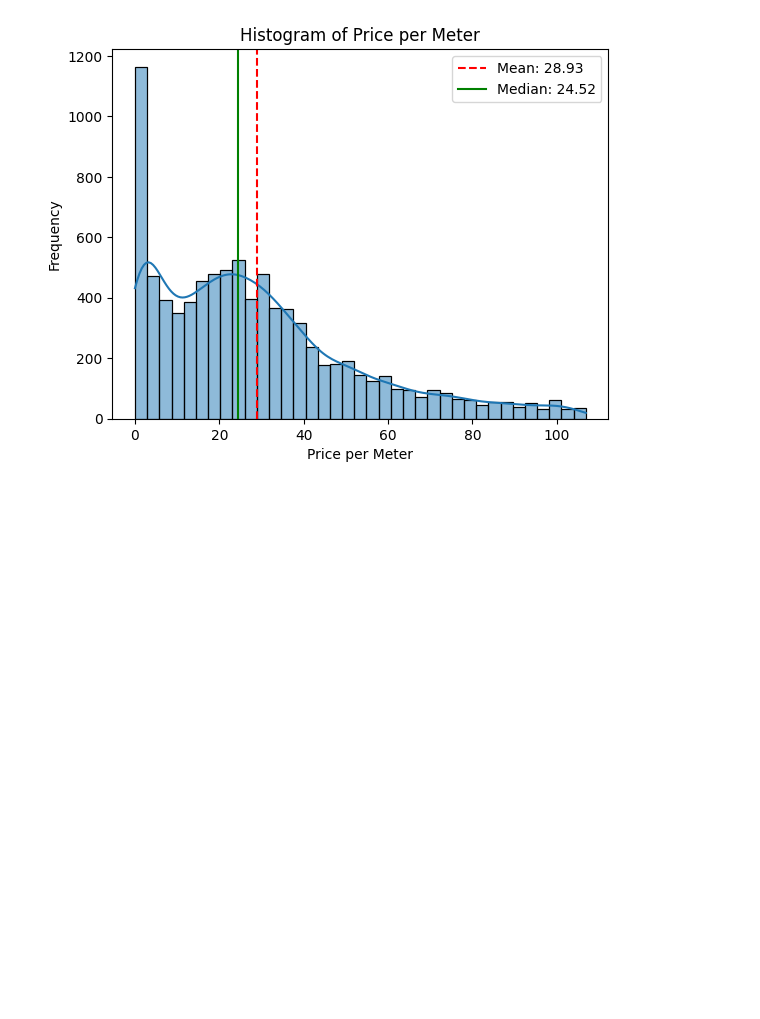
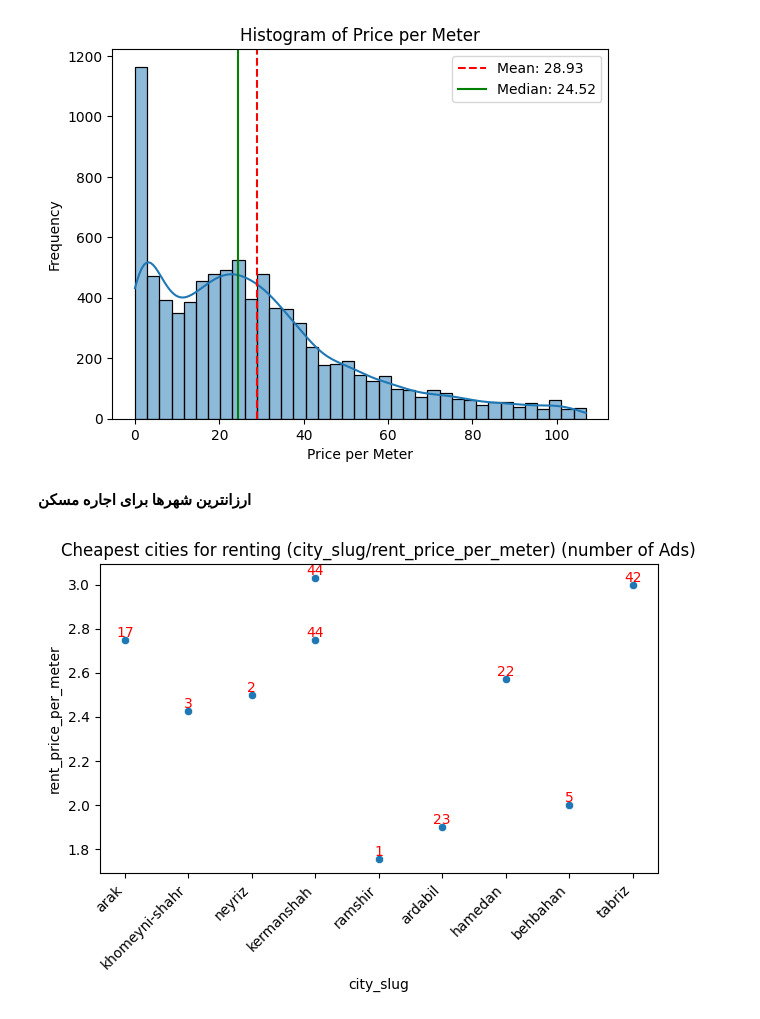
Before and after one commit to farnoushshahin/Minute, a Jupyter notebook: Divar (1).ipynb, the cells around one changed output. Drawn from its saved outputs; the diff is of its cells as text; code cells hidden in the pictures; blank space fills up the shorter version.

Commit message:
Add cheapest city for renting codes

```diff
--- a/Divar (1).ipynb
+++ b/Divar (1).ipynb
@@ -407,3 +408,42 @@ data_less_Q1 = data2[data2['price_per_meter']<Q1_p]
 data_big_Q3 = data2[data2['price_per_meter']>Q3_p]
 data_less_Q1.to_csv('less_Q1.csv', index=False)
 data_big_Q3.to_csv('big_Q3.csv', index=False)
+# %% [markdown]
+**ارزانترین شهرها برای اجاره مسکن**
+# %%
+#cheap city for renting
+
+Q1_r = data2['rent_price_per_meter'].quantile(0.25)
+Q3_r = data2['rent_price_per_meter'].quantile(0.75)
+IQR_r = Q3_r - Q1_r
+
+# Define the lower and upper bounds for outliers
+lower_bound_r = Q1_r - 1.5 * IQR_r
+upper_bound_r = Q3_r + 1.5 * IQR_r
+
+#consider non-outliers data
+df_rent = data2[(data2['rent_price_per_meter'] >= lower_bound_r) & (data2['rent_price_per_meter'] <= upper_bound_r)]
+
+df_rent = df_rent[data2['cat2_slug'].str.find('rent') != -1]
+
+city_cheap_rent = df_rent[df_rent['rent_price_per_meter'] < Q1_r][['city_slug','rent_price_per_meter']]
+
+city_cheap_rent.groupby('city_slug')['rent_price_per_meter'].mean().sort_values(ascending=False)
+
+city_counts = city_cheap_rent['city_slug'].value_counts().reset_index(name='count')
+
+city_cheap_rent = city_cheap_rent.merge(city_counts, on='city_slug')
+
+#print(city_cheap_rent.head(10))
+#plt.figure(figsize = (10, 5))
+
+sns.scatterplot(x = 'city_slug', y = 'rent_price_per_meter', data = city_cheap_rent.head(10))
+plt.title('Cheapest cities for renting (city_slug/rent_price_per_meter) (number of Ads)')
+plt.xticks(rotation=45, ha='right')
+plt.tight_layout()
+for i,row in city_cheap_rent.head(10).iterrows():
+    plt.text(row['city_slug'], row['rent_price_per_meter'], str(row['count']), ha='center', va='bottom',color = 'red')
+
+plt.show()
+# %% [output]
+[figure, added]
```
Also changed, not shown: parts of 1 cell of this notebook.
